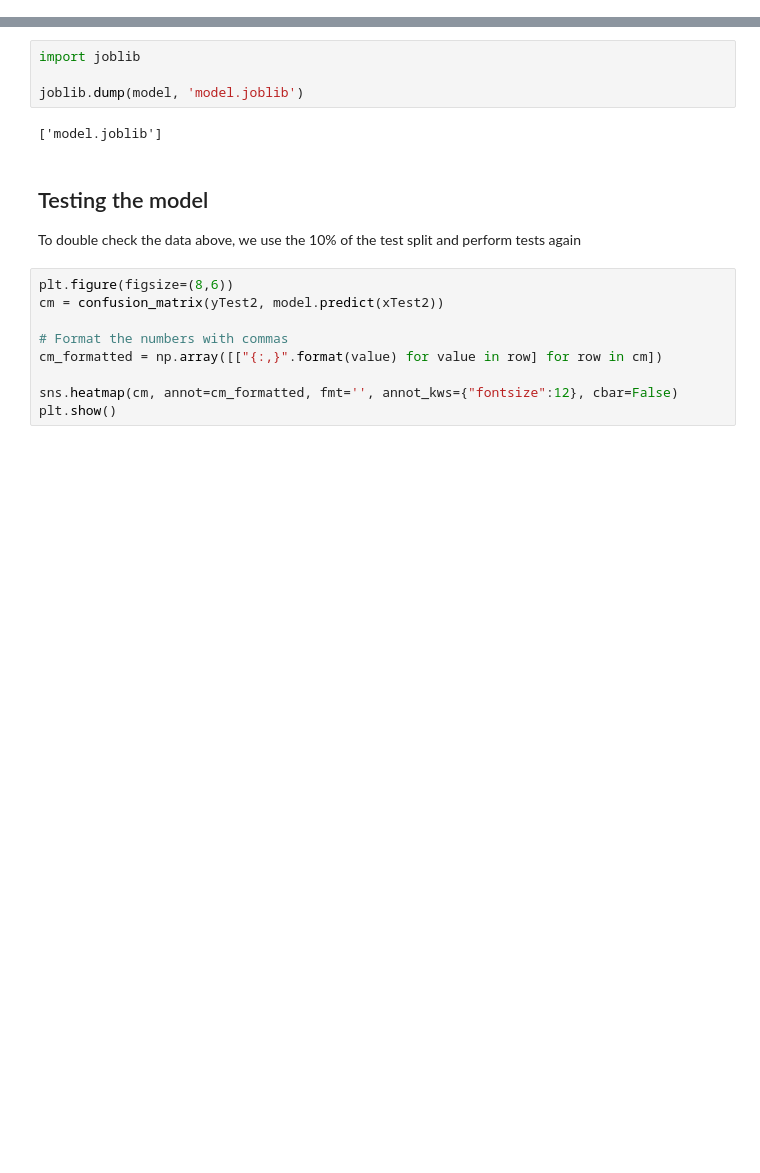
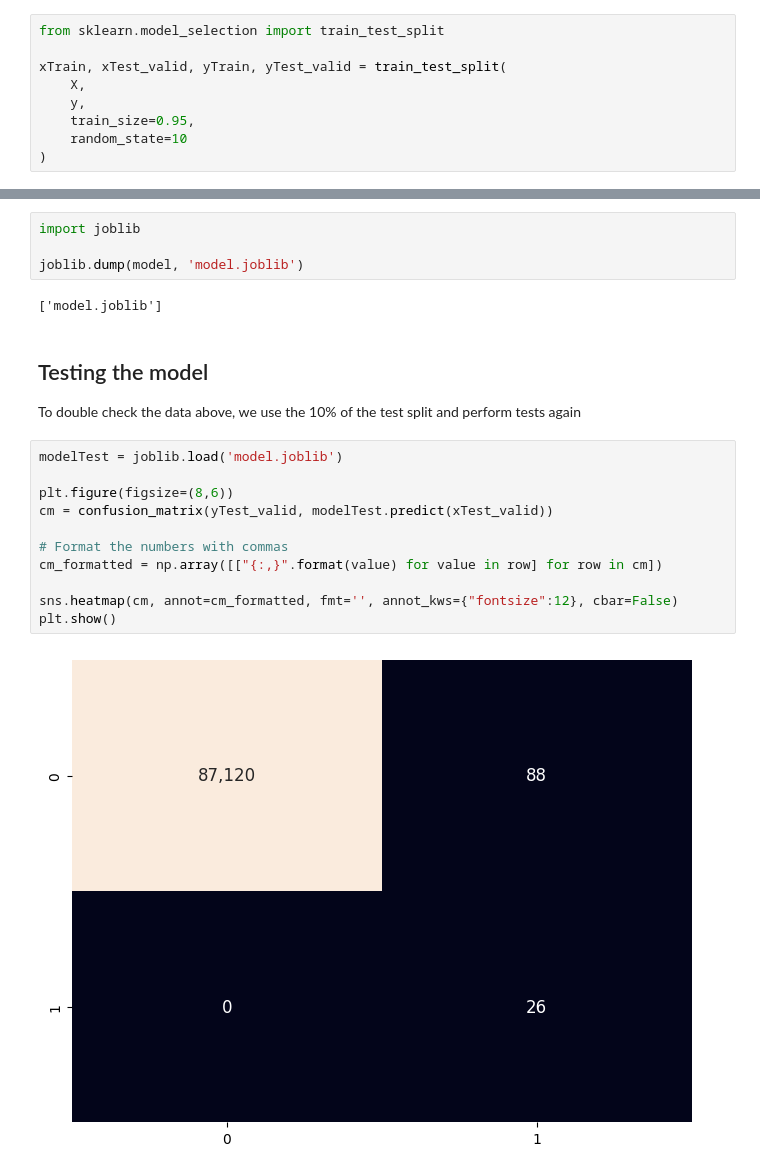
Before and after one commit to mateoavalose/Hackathon-Sistecredito, a Jupyter notebook: Hackathon.ipynb, the cells around one changed output, grey strips where cells are left out. Drawn from its saved outputs; the diff is of its cells as text; blank space fills up the shorter version.

```diff
--- a/Hackathon.ipynb
+++ b/Hackathon.ipynb
@@ -91,3 +93,12 @@ Para el entrenamiento del modelo, se dividirán los datos en 70% de entrenamient
+# %%
+from sklearn.model_selection import train_test_split
+
+xTrain, xTest_valid, yTrain, yTest_valid = train_test_split(
+    X,
+    y,
+    train_size=0.95,
+    random_state=10
+)
 # %% [markdown]
 Como los datos a identificar son tan pocos, es importante realizar una normalización
 # %%
@@ -180,12 +183,16 @@ joblib.dump(model, 'model.joblib')
 ## Testing the model
 To double check the data above, we use the 10% of the test split and perform tests again
 # %%
+modelTest = joblib.load('model.joblib')
+
 plt.figure(figsize=(8,6))
-cm = confusion_matrix(yTest2, model.predict(xTest2))
+cm = confusion_matrix(yTest_valid, modelTest.predict(xTest_valid))
 
 # Format the numbers with commas
 cm_formatted = np.array([["{:,}".format(value) for value in row] for row in cm])
 
 sns.heatmap(cm, annot=cm_formatted, fmt='', annot_kws={"fontsize":12}, cbar=False)
 plt.show()
+# %% [output]
+[figure, added]
 # %%
```
Also changed, not shown: parts of 9 cells of this notebook, 3 other files.
